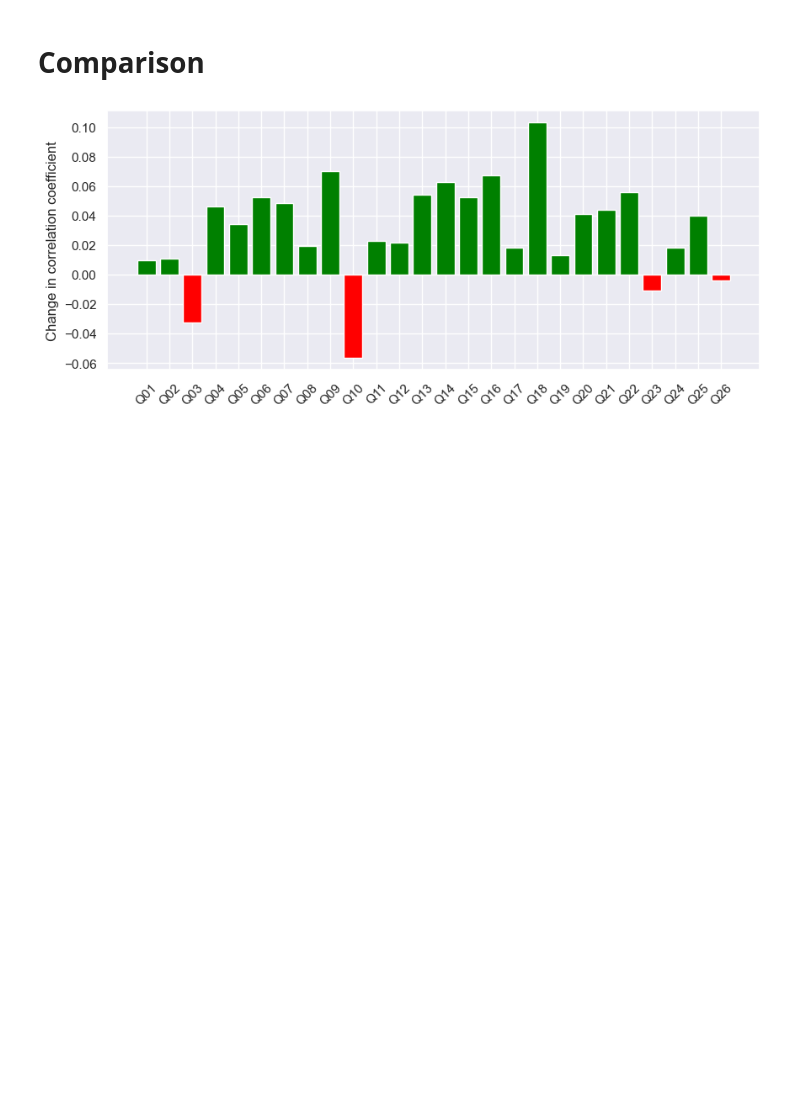
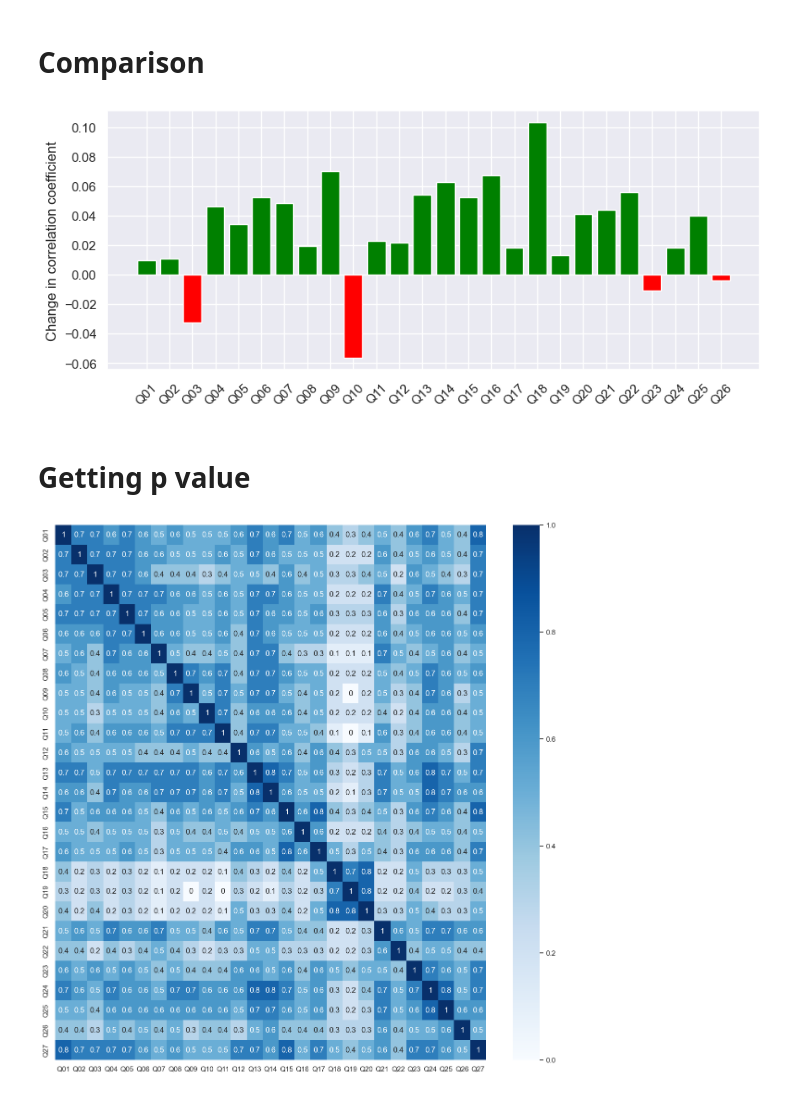
Before and after one commit to szelesaron/dissertation-code, a Jupyter notebook: corr-analysis.ipynb, the cells around one changed output. Cells and saved outputs as stored; diff of their text form; code cells hidden in the pictures; blank space fills up the shorter version.

```diff
--- a/corr-analysis.ipynb
+++ b/corr-analysis.ipynb
@@ -143,3 +146,14 @@ plt.ylabel("Change in correlation coefficient")
 plt.show()
 # %% [output]
 [figure]
+# %% [markdown]
+# Getting p value
+# %%
+def get_pvalue(data, digits):
+    cm = data.corr()
+    pval = data.corr(method=lambda x, y: pearsonr(x, y)[1])
+    return cm.round(digits)
+# %%
+sns.heatmap(get_pvalue(data_bench, 1), annot = True, cmap = "Blues");
+# %% [output]
+[figure, added]
```
Also changed, not shown: parts of 6 cells of this notebook, 3 other files.
